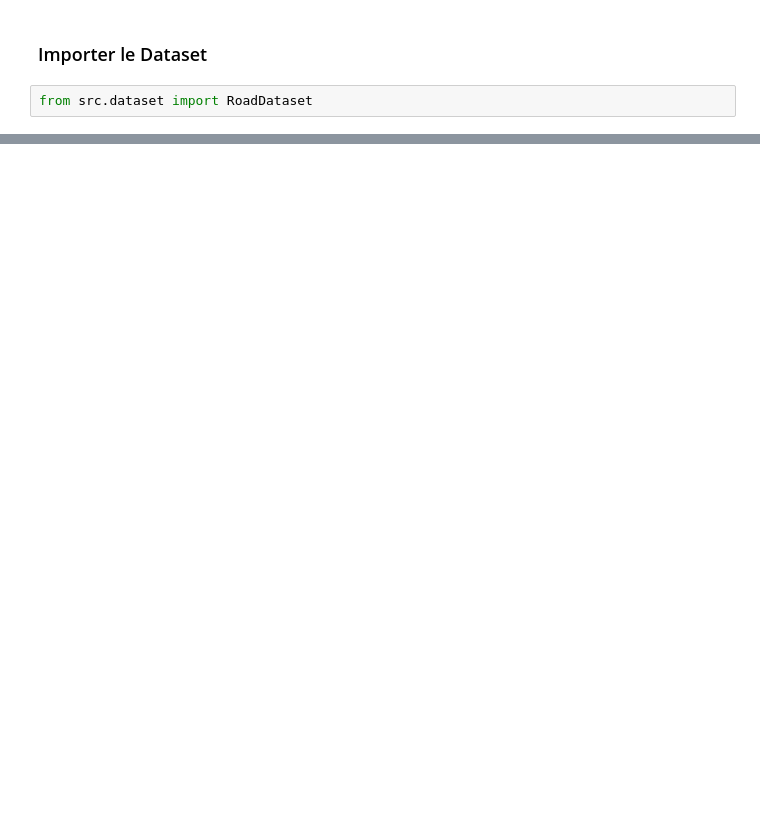
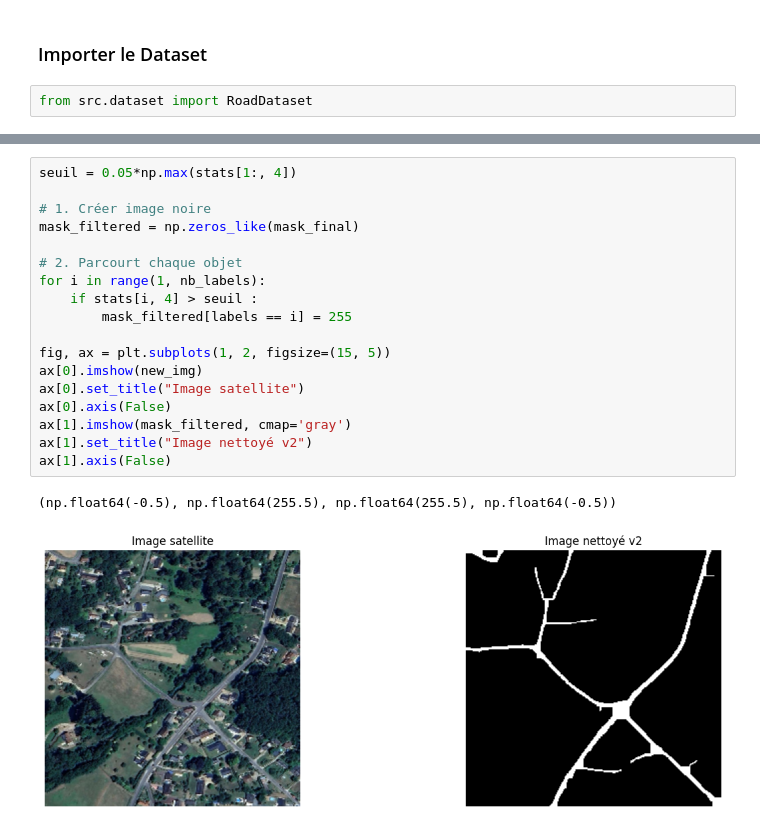
Before and after one commit to Nathan-Houel/Road-Extraction, a Jupyter notebook: Exploration.ipynb, the cells around one changed output, grey strips where cells are left out. Drawn from its saved outputs; the diff is of its cells as text; blank space fills up the shorter version.

```diff
--- a/Exploration.ipynb
+++ b/Exploration.ipynb
@@ -49,0 +274,21 @@ Image : torch.Size([3, 1024, 1024]) | Mask : torch.Size([1, 1024, 1024])
+# %%
+seuil = 0.05*np.max(stats[1:, 4])
+
+# 1. Créer image noire
+mask_filtered = np.zeros_like(mask_final)
+
+# 2. Parcourt chaque objet
+for i in range(1, nb_labels):
+    if stats[i, 4] > seuil :
+        mask_filtered[labels == i] = 255
+
+fig, ax = plt.subplots(1, 2, figsize=(15, 5))
+ax[0].imshow(new_img)
+ax[0].set_title("Image satellite")
+ax[0].axis(False)
+ax[1].imshow(mask_filtered, cmap='gray')
+ax[1].set_title("Image nettoyé v2")
+ax[1].axis(False)
+# %% [output]
+(np.float64(-0.5), np.float64(255.5), np.float64(255.5), np.float64(-0.5))
+[figure, added]
```
Also changed, not shown: parts of 26 cells of this notebook.
